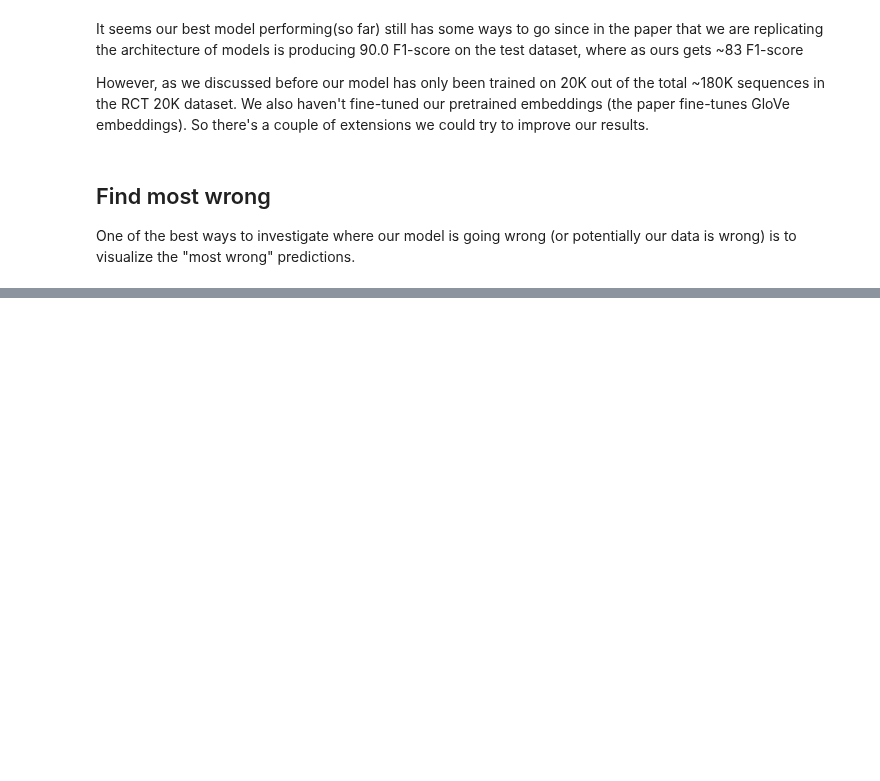
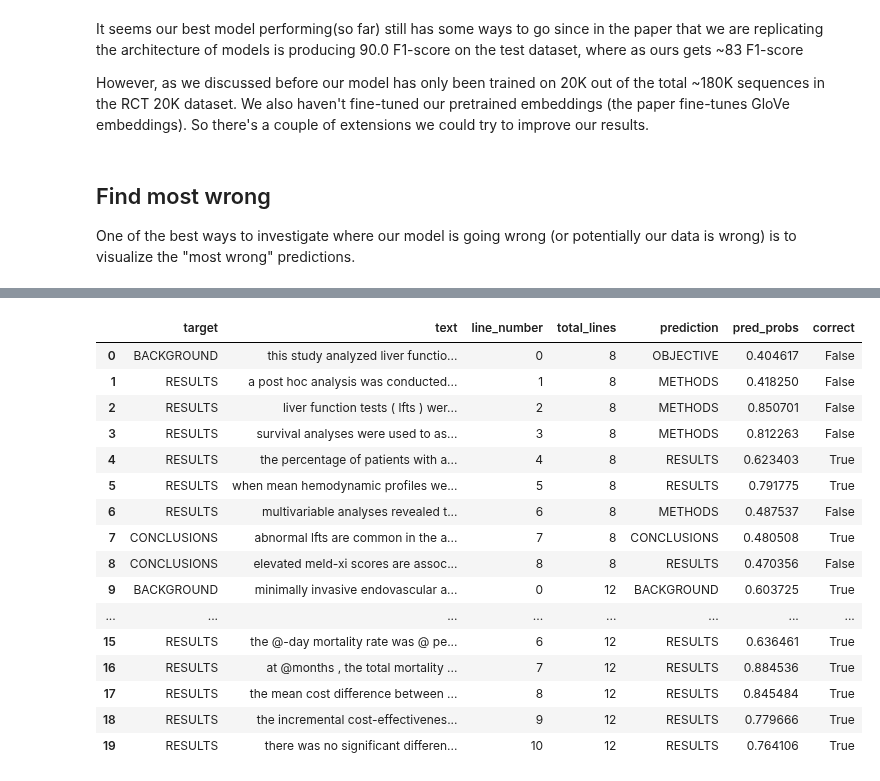
Before and after one commit to SaketMunda/introduction-to-nlp, a Jupyter notebook: skimlit_nlp_milestone_project.ipynb, the cells around one changed output, grey strips where cells are left out. Cells and saved outputs as stored; diff of their text form; code cells hidden in the pictures; blank space fills up the shorter version.

Commit message:
make example prediction

```diff
--- a/skimlit_nlp_milestone_project.ipynb
+++ b/skimlit_nlp_milestone_project.ipynb
@@ -1745,3 +1745,6 @@ However, as we discussed before our model has only been trained on 20K out of th
 ## Find most wrong
 
 One of the best ways to investigate where our model is going wrong (or potentially our data is wrong) is to visualize the "most wrong" predictions.
+# %%
+pred_probs = tf.reduce_max(test_pred_probs, axis=1)
+pred_probs
@@ -1747,0 +1773,24 @@ One of the best ways to investigate where our model is going wrong (or potential
+# %%
+test_df['prediction'] = [label_encoder.classes_[pred] for pred in test_preds]
+test_df['pred_probs'] = pred_probs
+test_df['correct'] = test_df['prediction'] == test_df['target']
+
+test_df.head(20)
+# %% [output]
+|  | target | text | line_number | total_lines | prediction | pred_probs | correct |
+| 0 | BACKGROUND | this study analyzed liver functio... | 0 | 8 | OBJECTIVE | 0.404617 | False |
+| 1 | RESULTS | a post hoc analysis was conducted... | 1 | 8 | METHODS | 0.418250 | False |
+| 2 | RESULTS | liver function tests ( lfts ) wer... | 2 | 8 | METHODS | 0.850701 | False |
+| 3 | RESULTS | survival analyses were used to as... | 3 | 8 | METHODS | 0.812263 | False |
+| 4 | RESULTS | the percentage of patients with a... | 4 | 8 | RESULTS | 0.623403 | True |
+| 5 | RESULTS | when mean hemodynamic profiles we... | 5 | 8 | RESULTS | 0.791775 | True |
+| 6 | RESULTS | multivariable analyses revealed t... | 6 | 8 | METHODS | 0.487537 | False |
+| 7 | CONCLUSIONS | abnormal lfts are common in the a... | 7 | 8 | CONCLUSIONS | 0.480508 | True |
+| 8 | CONCLUSIONS | elevated meld-xi scores are assoc... | 8 | 8 | RESULTS | 0.470356 | False |
+| 9 | BACKGROUND | minimally invasive endovascular a... | 0 | 12 | BACKGROUND | 0.603725 | True |
+| ... | ... | ... | ... | ... | ... | ... | ... |
+| 15 | RESULTS | the @-day mortality rate was @ pe... | 6 | 12 | RESULTS | 0.636461 | True |
+| 16 | RESULTS | at @months , the total mortality ... | 7 | 12 | RESULTS | 0.884536 | True |
+| 17 | RESULTS | the mean cost difference between ... | 8 | 12 | RESULTS | 0.845484 | True |
+| 18 | RESULTS | the incremental cost-effectivenes... | 9 | 12 | RESULTS | 0.779666 | True |
+| 19 | RESULTS | there was no significant differen... | 10 | 12 | RESULTS | 0.764106 | True |
```
Also changed, not shown: parts of 43 cells of this notebook.
